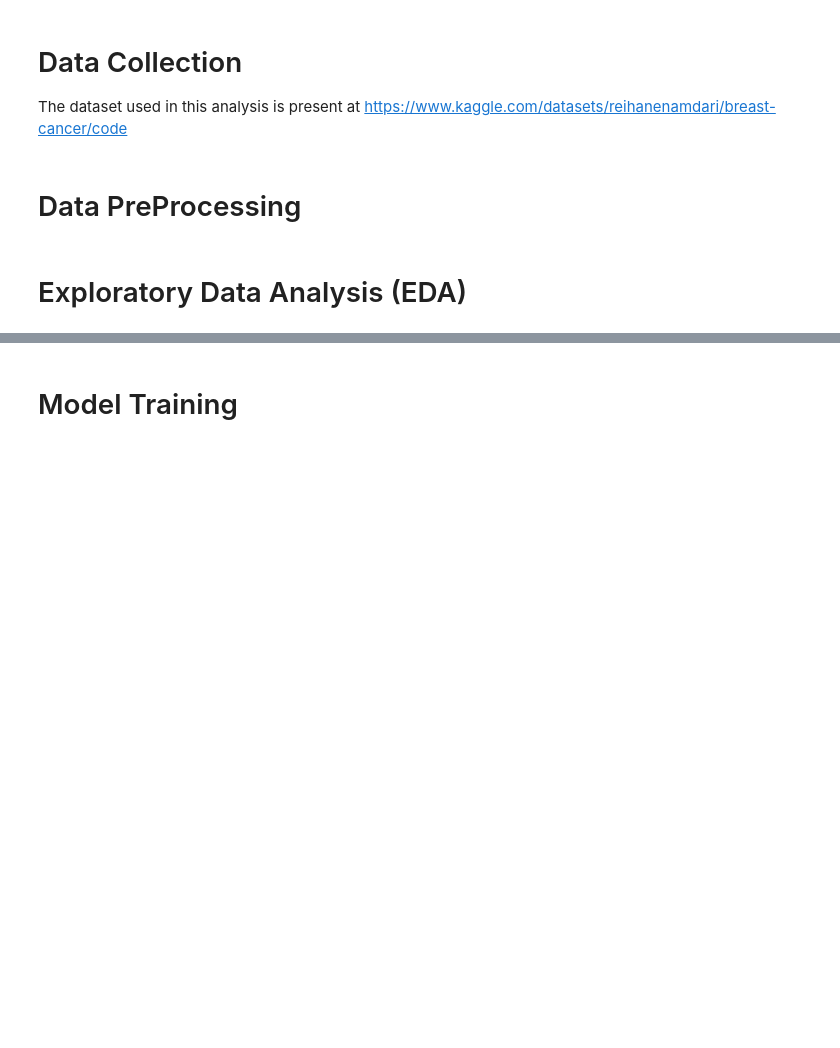
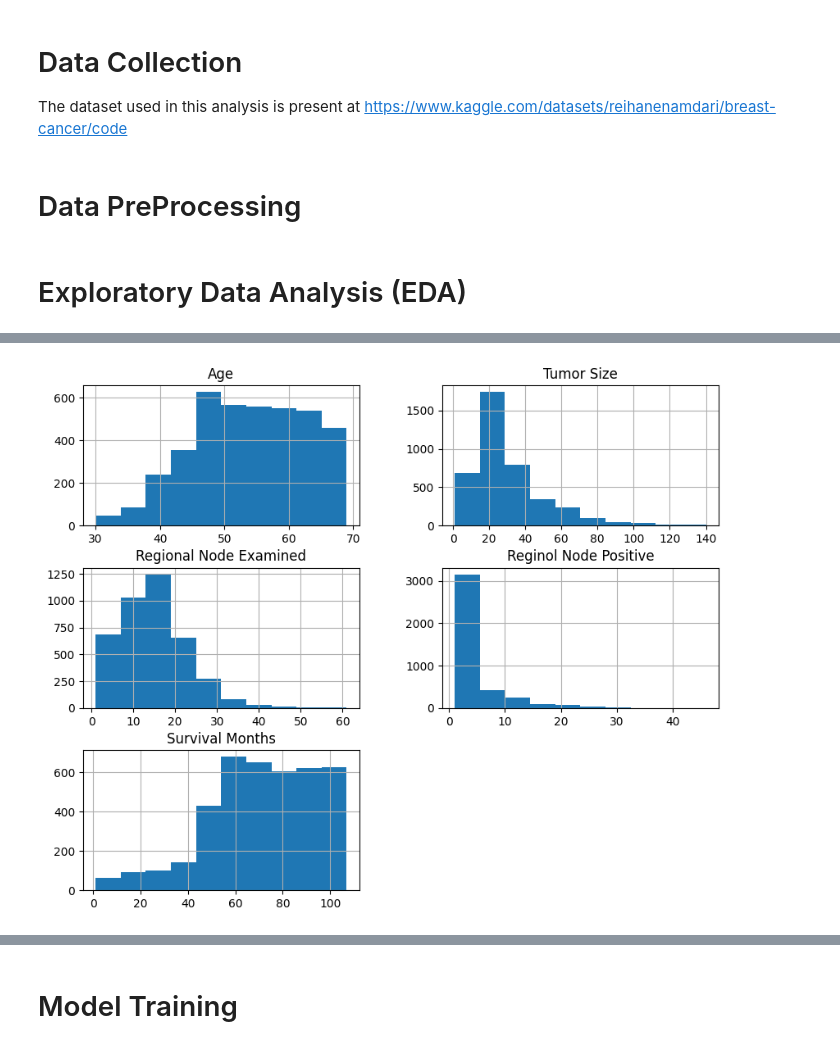
Before and after one commit to Manav-Khandurie/Breast-Cancer-ML-Models, a Jupyter notebook: BreastCancerMLModels.ipynb, the cells around one changed output, grey strips where cells are left out. Cells and saved outputs as stored; diff of their text form; code cells hidden in the pictures; blank space fills up the shorter version.

```diff
--- a/BreastCancerMLModels.ipynb
+++ b/BreastCancerMLModels.ipynb
@@ -19,0 +23,3 @@ https://www.kaggle.com/datasets/reihanenamdari/breast-cancer/code
+# %%
+# Assuming 'df' is your DataFrame
+df = pd.read_csv("/content/sample_data/Breast_Cancer.csv")
@@ -19,0 +55,5 @@ https://www.kaggle.com/datasets/reihanenamdari/breast-cancer/code
+# %%
+df.hist(figsize=(10, 8))
+plt.show()
+# %% [output]
+[figure, added]
```
Also changed, not shown: parts of 7 cells of this notebook.
